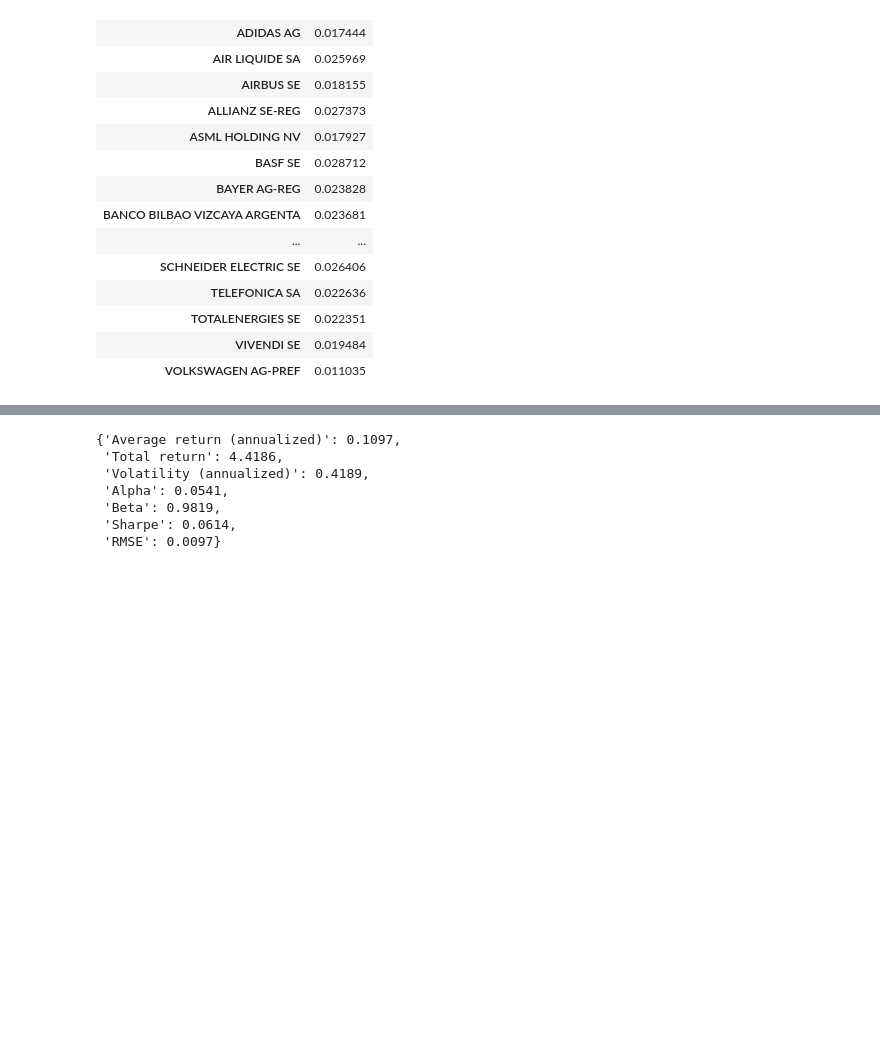
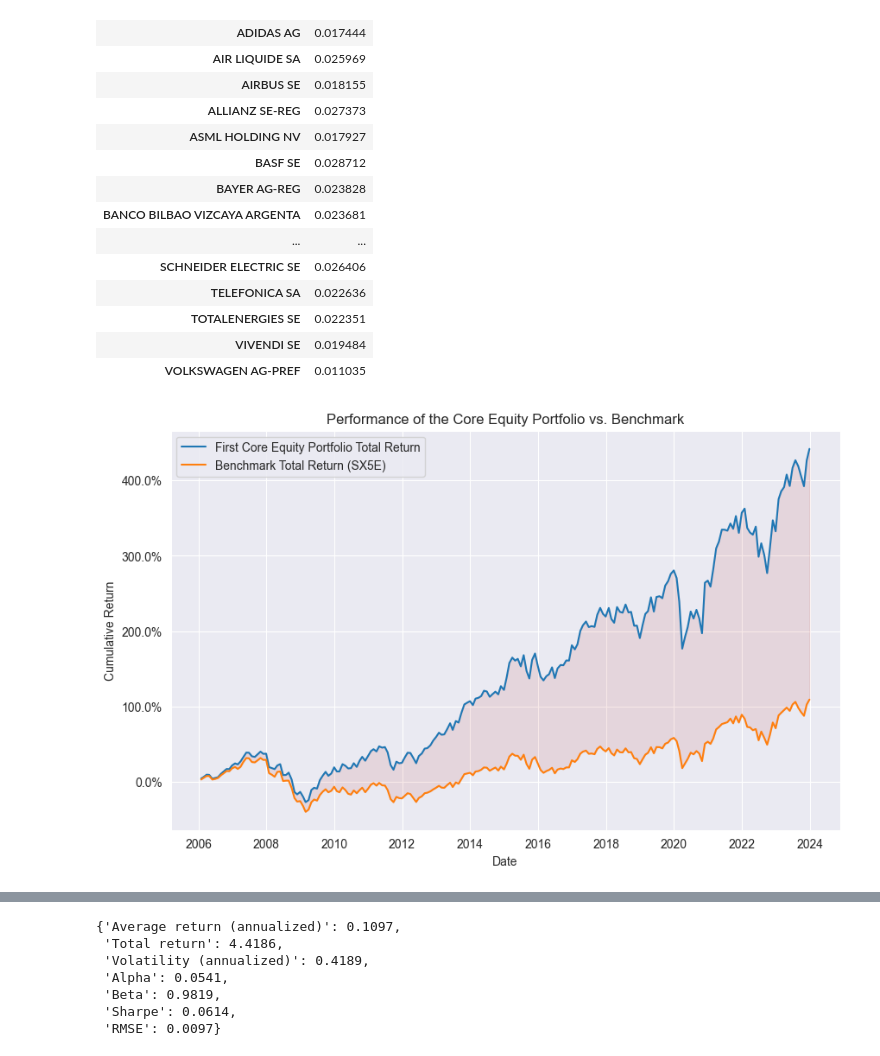
Before and after one commit to RomainCastellarnau/Financial-Econometrics-II, a Jupyter notebook: Code/core_portfolio.ipynb, the cells around one changed output, grey strips where cells are left out. Saved outputs shown, nothing was run; the diff lists cells and outputs as text; code cells hidden in the pictures; blank space fills up the shorter version.

```diff
--- a/Code/core_portfolio.ipynb
+++ b/Code/core_portfolio.ipynb
@@ -83,3 +83,7 @@ model.compute_core_equity_ptf()
 | TOTALENERGIES SE | 0.022351 |
 | VIVENDI SE | 0.019484 |
 | VOLKSWAGEN AG-PREF | 0.011035 |
+# %%
+model.plot_compared_performance()
+# %% [output]
+[figure, added]
```
Also changed, not shown: parts of 10 cells of this notebook, 2 other files.
